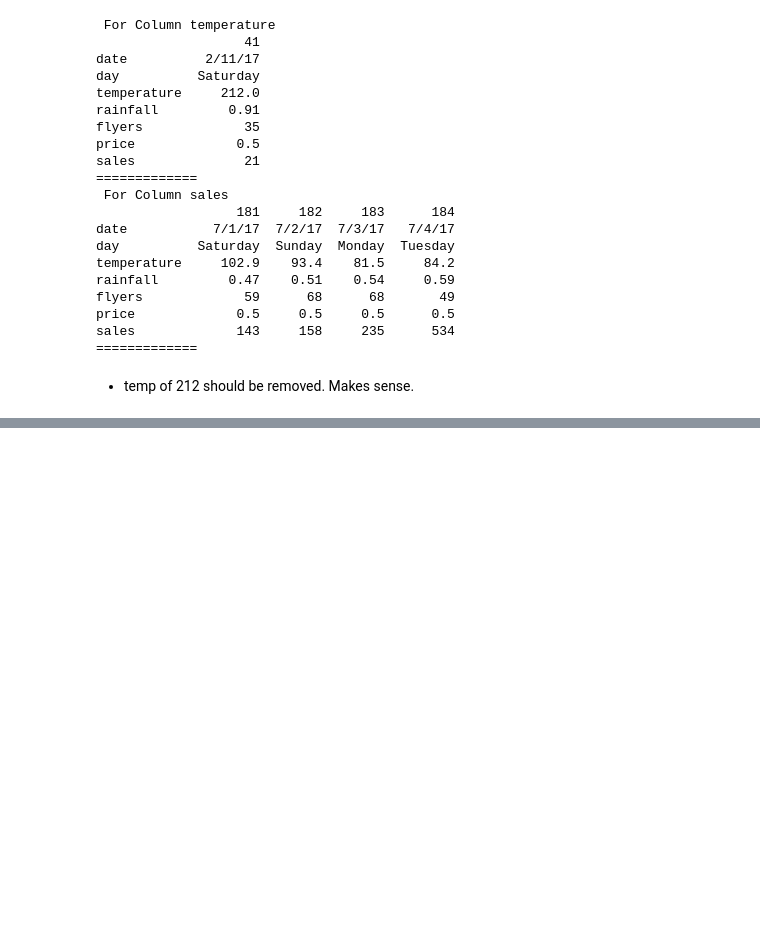
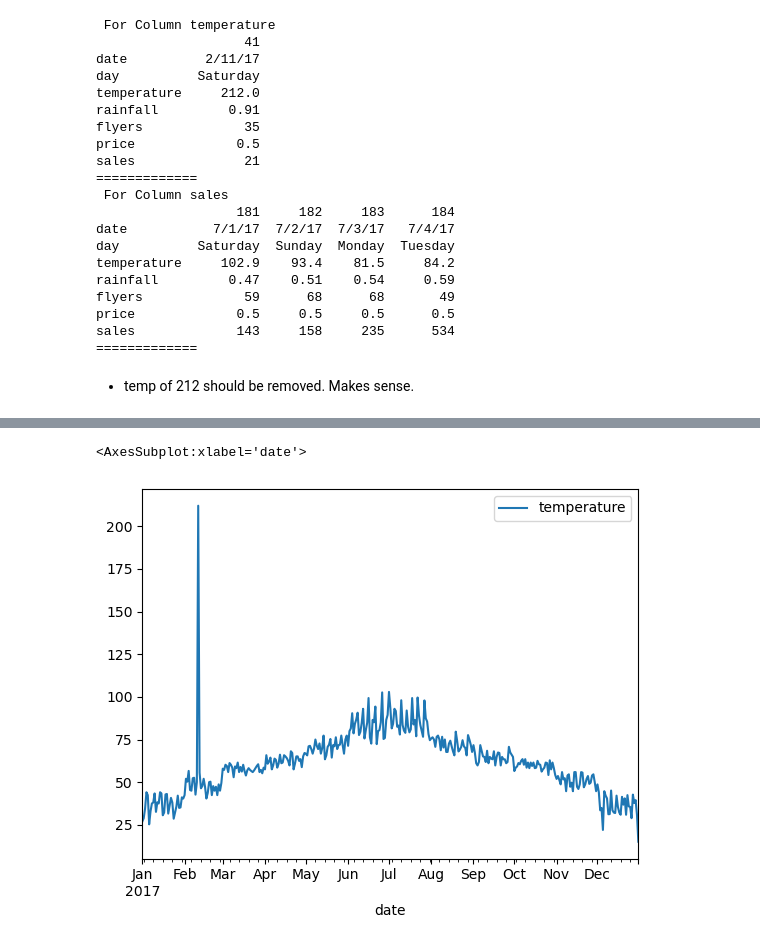
Before and after one commit to corey-baughman/015_anomaly_detection_exercises, a Jupyter notebook: 0503_continuous_probabilistic_methods.ipynb, the cells around one changed output, grey strips where cells are left out. Saved outputs shown, nothing was run; the diff lists cells and outputs as text; code cells hidden in the pictures; blank space fills up the shorter version.

```diff
--- a/0503_continuous_probabilistic_methods.ipynb
+++ b/0503_continuous_probabilistic_methods.ipynb
@@ -332,0 +364,5 @@ sales             143     158     235      534
+# %%
+df.plot(x='date', y='temperature')
+# %% [output]
+<AxesSubplot:xlabel='date'>
+[figure, added]
```
Also changed, not shown: parts of 8 cells of this notebook, 4 other files.
